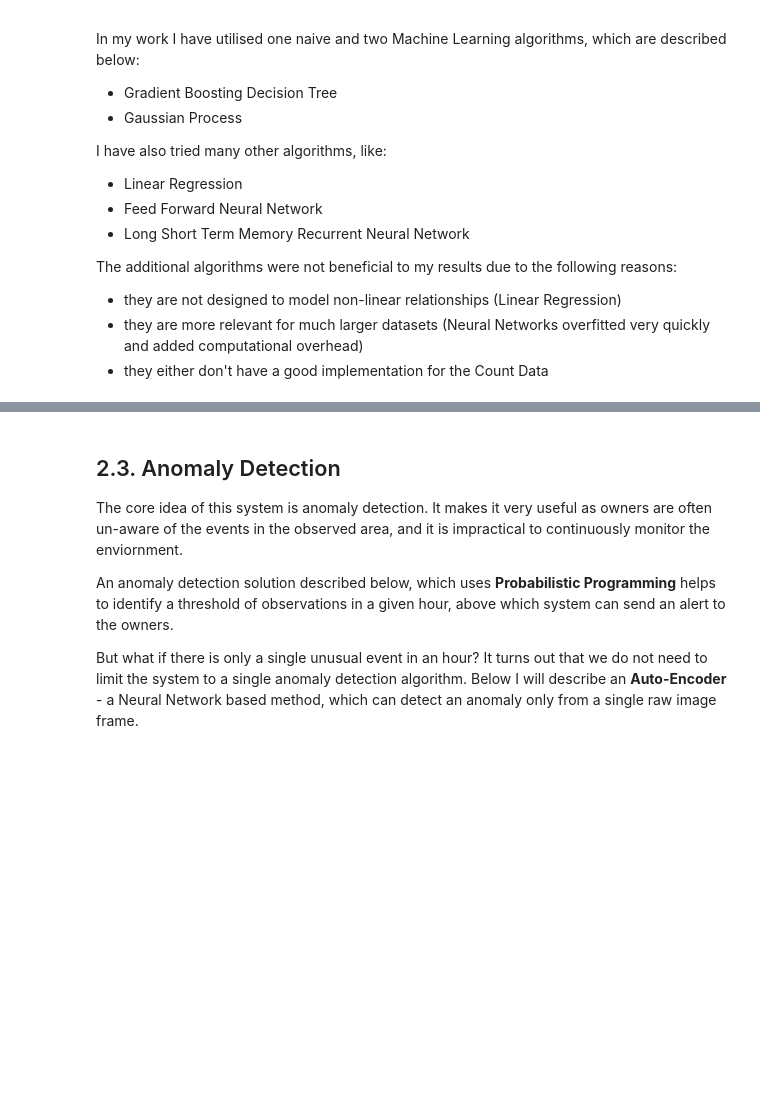
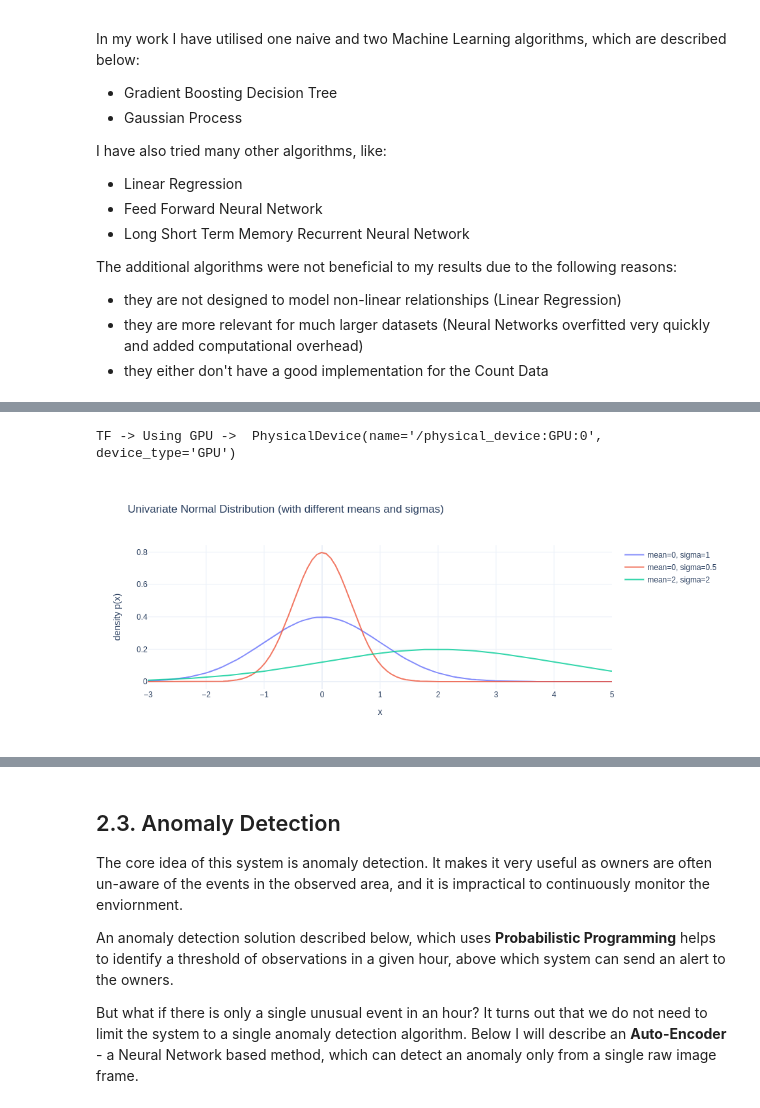
Before and after one commit to Alchemication/cvdl-for-home, a Jupyter notebook: Chapters/02.LiteratureReview.ipynb, the cells around one changed output, grey strips where cells are left out. Drawn from its saved outputs; the diff is of its cells as text; code cells hidden in the pictures; blank space fills up the shorter version.

```diff
--- a/Chapters/02.LiteratureReview.ipynb
+++ b/Chapters/02.LiteratureReview.ipynb
@@ -384,0 +440,25 @@ Hyperparameters `max_depth` and `min_samples_split` are used as a regularization
+# %%
+%run ../Notebooks-Generic/ConfigImports.ipynb
+
+def uni_normal(x, mean, sigma):
+    """Use equation above to generate probability for points above"""
+    return 1/np.sqrt(2*np.pi*sigma**2) * np.exp(-(x-mean)**2/(2*sigma**2))
+# %% [output]
+TF -> Using GPU ->  PhysicalDevice(name='/physical_device:GPU:0', device_type='GPU')
+# %%
+# use Gaussian to generate probabilities for a set of points
+x = np.linspace(-3, 5, 100)
+y1 = uni_normal(x, 0, 1)
+y2 = uni_normal(x, 0, 0.5)
+y3 = uni_normal(x, 2, 2)
+
+fig = go.Figure()
+fig.add_trace(go.Scatter(x=x, y=y1, mode='lines', name='mean=0, sigma=1', opacity=0.8))
+fig.add_trace(go.Scatter(x=x, y=y2, mode='lines', name='mean=0, sigma=0.5', opacity=0.8))
+fig.add_trace(go.Scatter(x=x, y=y3, mode='lines', name='mean=2, sigma=2', opacity=0.8))
+fig.update_layout(autosize=False, width=650, height=400,
+    xaxis_title="x", yaxis_title="density p(x)",
+    title='Univariate Normal Distribution (with different means and sigmas)')
+fig.show()
+# %% [output]
+[figure, added]
```
Also changed, not shown: parts of 20 cells of this notebook, 3 other files.
